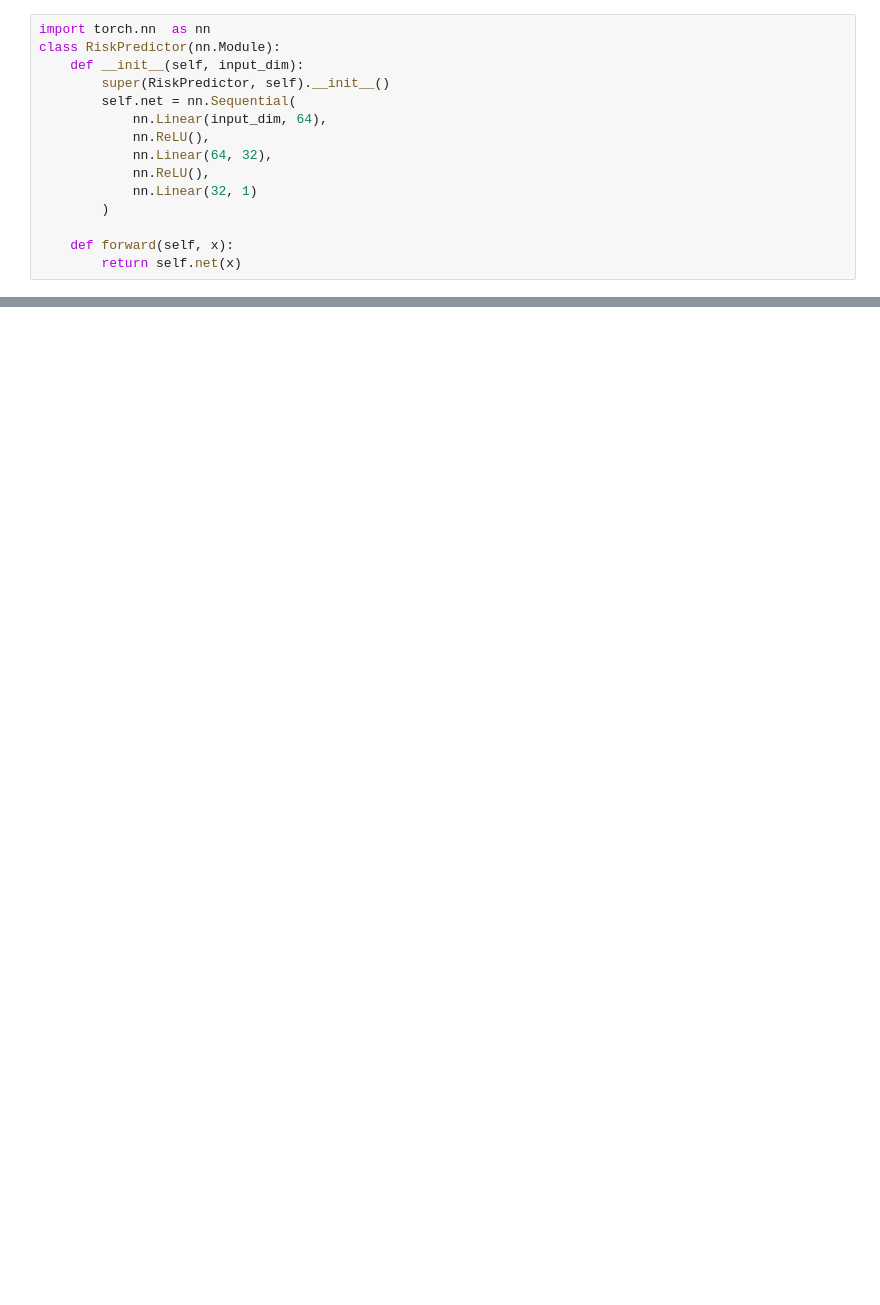
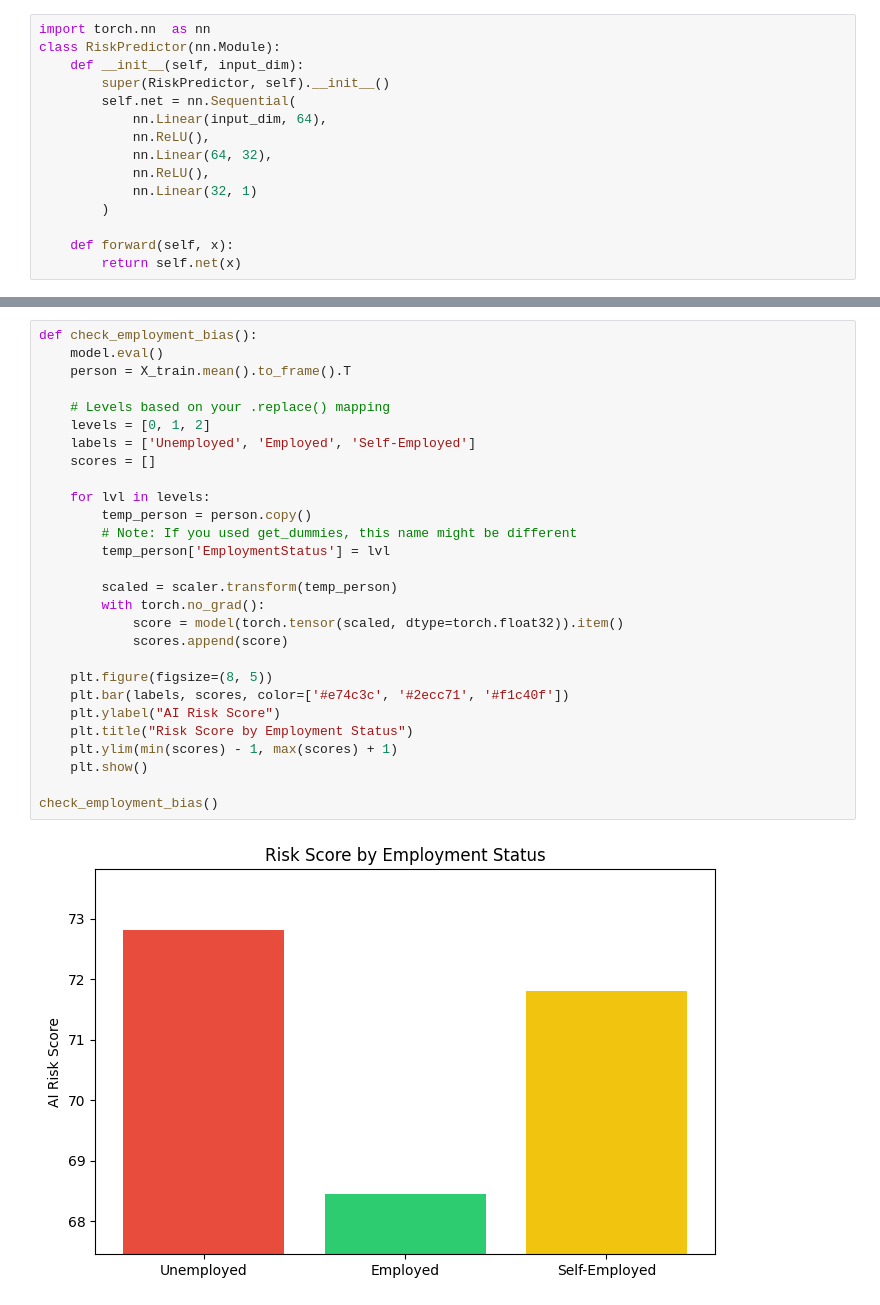
Before and after one commit to adaan22/hackthebias2026, a Jupyter notebook: hackathon.ipynb, the cells around one changed output, grey strips where cells are left out. Cells and saved outputs as stored; diff of their text form; blank space fills up the shorter version.

```diff
--- a/hackathon.ipynb
+++ b/hackathon.ipynb
@@ -177,0 +402,30 @@ Average Points Off (RMSE): 3.0681
+# %%
+def check_employment_bias():
+    model.eval()
+    person = X_train.mean().to_frame().T
+
+    # Levels based on your .replace() mapping
+    levels = [0, 1, 2]
+    labels = ['Unemployed', 'Employed', 'Self-Employed']
+    scores = []
+
+    for lvl in levels:
+        temp_person = person.copy()
+        # Note: If you used get_dummies, this name might be different
+        temp_person['EmploymentStatus'] = lvl
+
+        scaled = scaler.transform(temp_person)
+        with torch.no_grad():
+            score = model(torch.tensor(scaled, dtype=torch.float32)).item()
+            scores.append(score)
+
+    plt.figure(figsize=(8, 5))
+    plt.bar(labels, scores, color=['#e74c3c', '#2ecc71', '#f1c40f'])
+    plt.ylabel("AI Risk Score")
+    plt.title("Risk Score by Employment Status")
+    plt.ylim(min(scores) - 1, max(scores) + 1)
+    plt.show()
+
+check_employment_bias()
+# %% [output]
+[figure, added]
```
Also changed, not shown: parts of 25 cells of this notebook.
